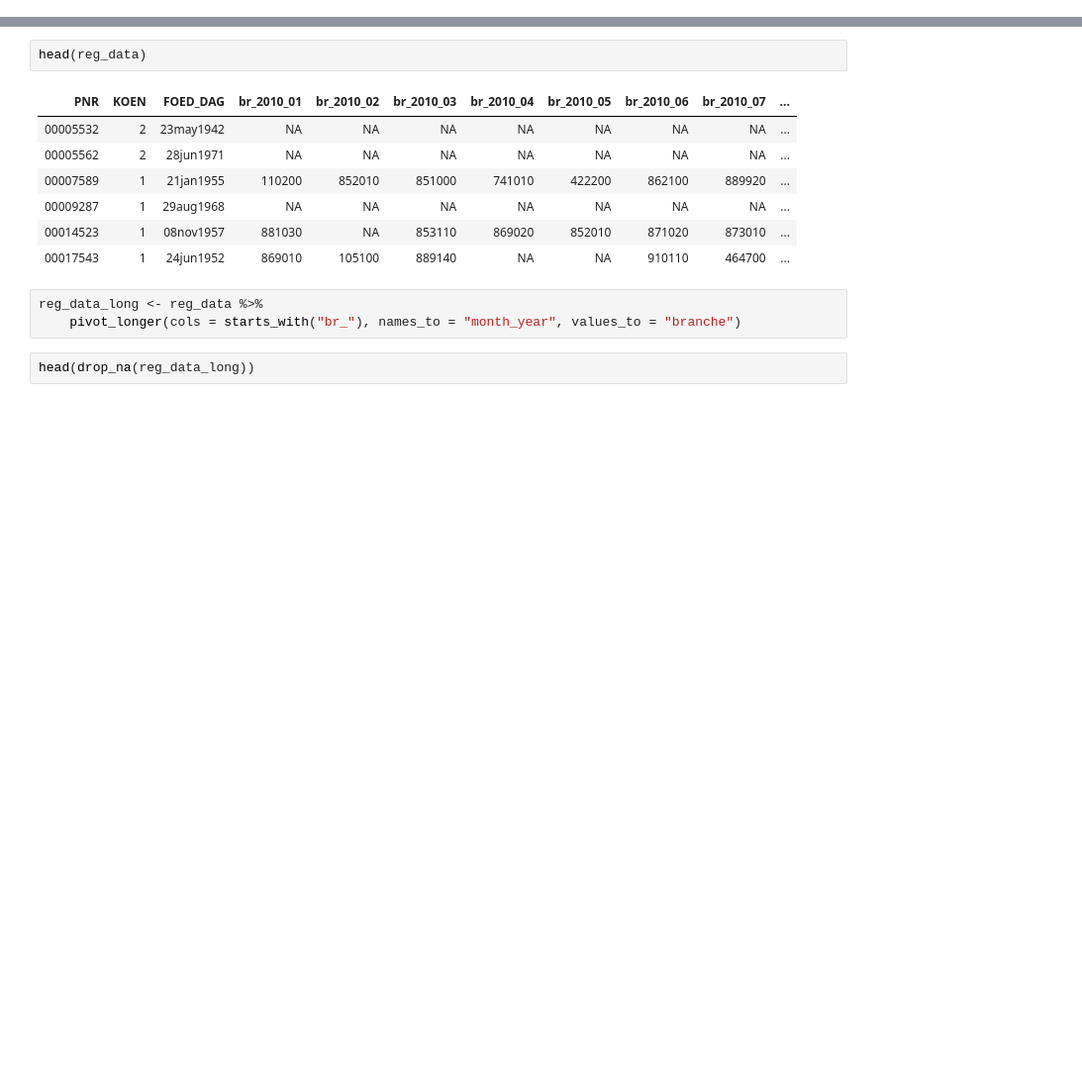
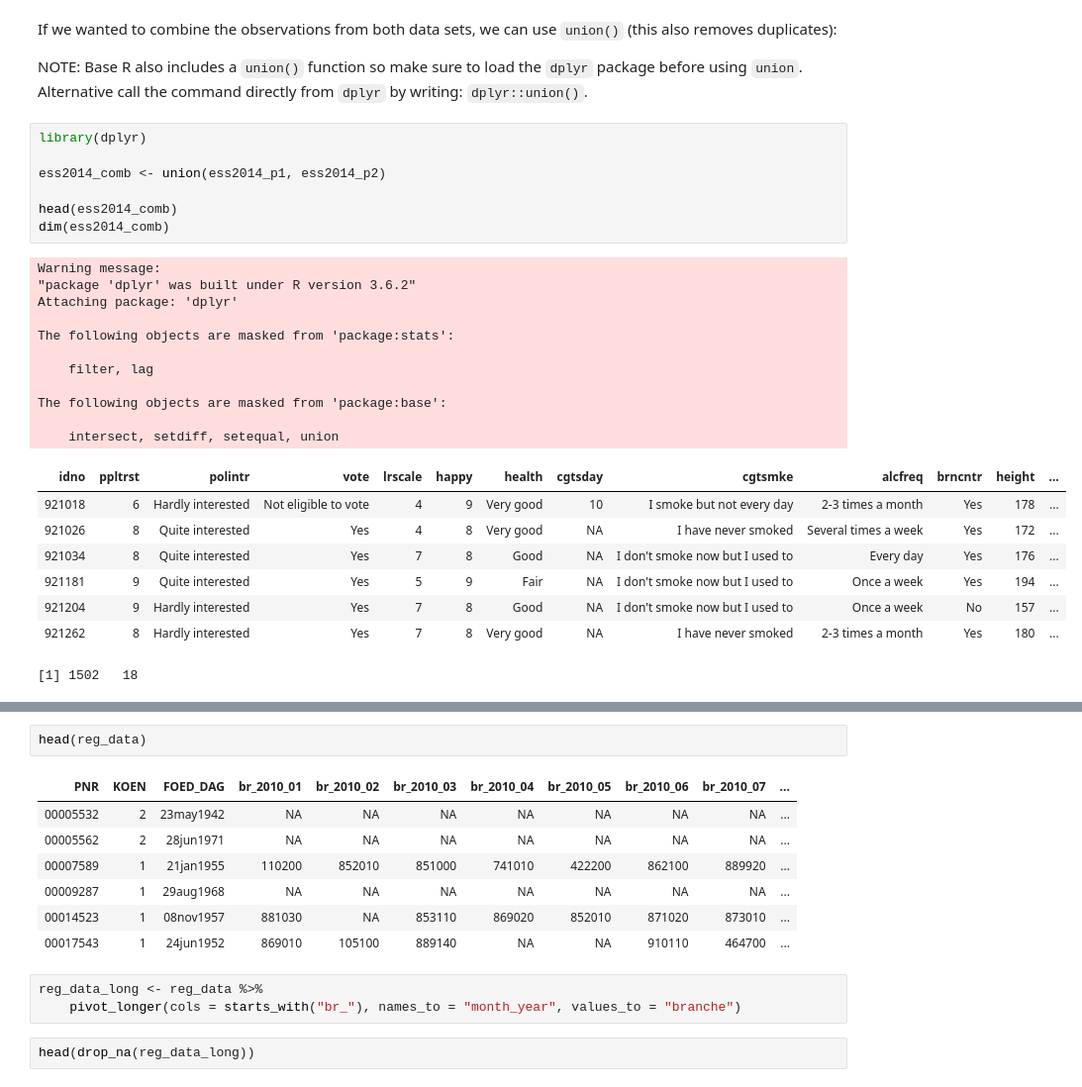
Before and after one commit to CALDISS-AAU/workshop_r-table-data, a Jupyter notebook: notebooks/R_table-data_read-join-merge.ipynb, the cells around one changed output, grey strips where cells are left out. Shown at 99% size. Saved outputs shown, nothing was run; the diff lists cells and outputs as text; blank space fills up the shorter version.

```diff
--- a/notebooks/R_table-data_read-join-merge.ipynb
+++ b/notebooks/R_table-data_read-join-merge.ipynb
@@ -18,0 +64,31 @@
+# %% [markdown]
+If we wanted to combine the observations from both data sets, we can use `union()` (this also removes duplicates):
+
+NOTE: Base R also includes a `union()` function so make sure to load the `dplyr` package before using `union`. Alternative call the command directly from `dplyr` by writing: `dplyr::union()`.
+# %%
+library(dplyr)
+
+ess2014_comb <- union(ess2014_p1, ess2014_p2)
+
+head(ess2014_comb)
+dim(ess2014_comb)
+# %% [output]
+Warning message:
+"package 'dplyr' was built under R version 3.6.2"
+Attaching package: 'dplyr'
+
+The following objects are masked from 'package:stats':
+
+    filter, lag
+
+The following objects are masked from 'package:base':
+
+    intersect, setdiff, setequal, union
+| idno | ppltrst | polintr | vote | lrscale | happy | health | cgtsday | cgtsmke | alcfreq | brncntr | height | ... |
+| 921018 | 6 | Hardly interested | Not eligible to vote | 4 | 9 | Very good | 10 | I smoke but not every day | 2-3 times a month | Yes | 178 | ... |
+| 921026 | 8 | Quite interested | Yes | 4 | 8 | Very good | NA | I have never smoked | Several times a week | Yes | 172 | ... |
+| 921034 | 8 | Quite interested | Yes | 7 | 8 | Good | NA | I don't smoke now but I used to | Every day | Yes | 176 | ... |
+| 921181 | 9 | Quite interested | Yes | 5 | 9 | Fair | NA | I don't smoke now but I used to | Once a week | Yes | 194 | ... |
+| 921204 | 9 | Hardly interested | Yes | 7 | 8 | Good | NA | I don't smoke now but I used to | Once a week | No | 157 | ... |
+| 921262 | 8 | Hardly interested | Yes | 7 | 8 | Very good | NA | I have never smoked | 2-3 times a month | Yes | 180 | ... |
+[1] 1502   18
```
Also changed, not shown: parts of 19 cells of this notebook, 3 other files.
